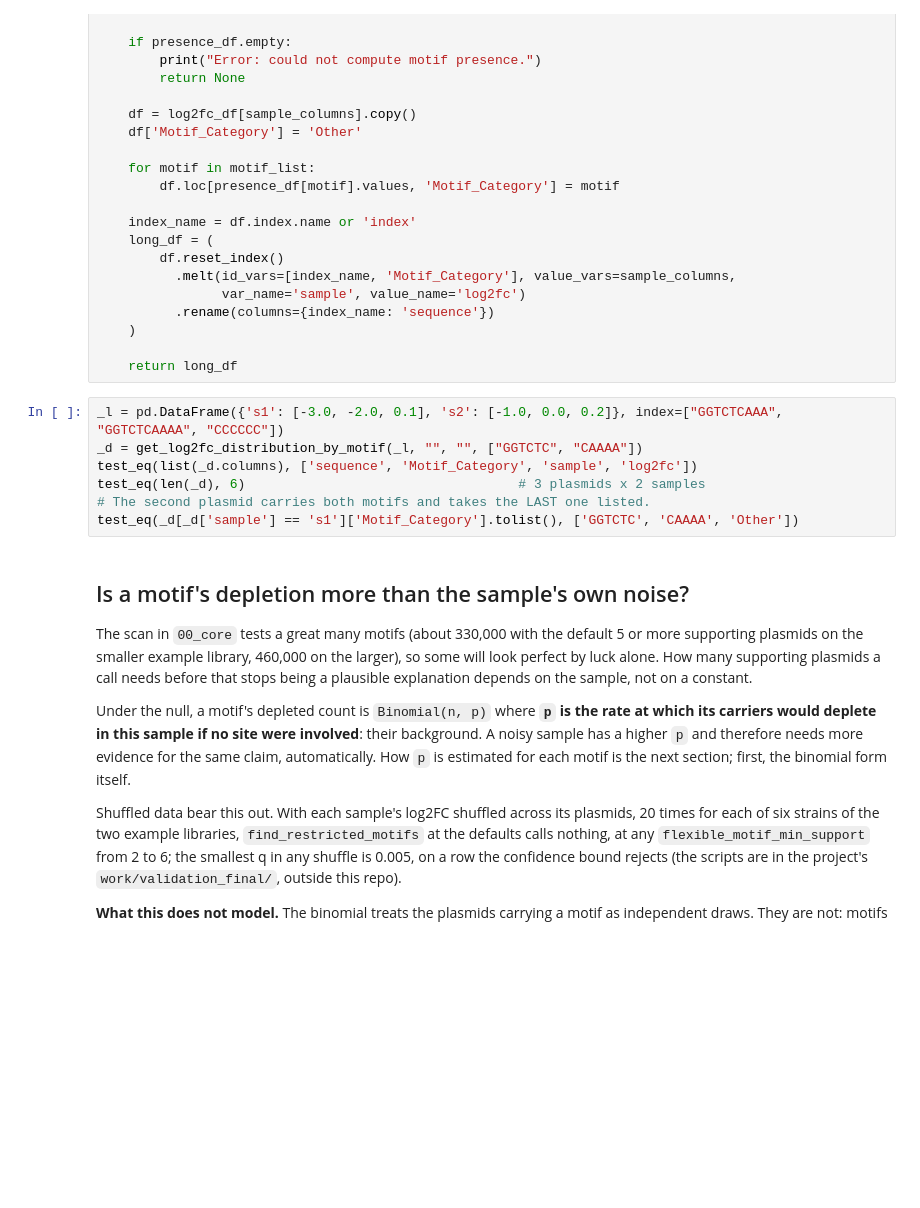
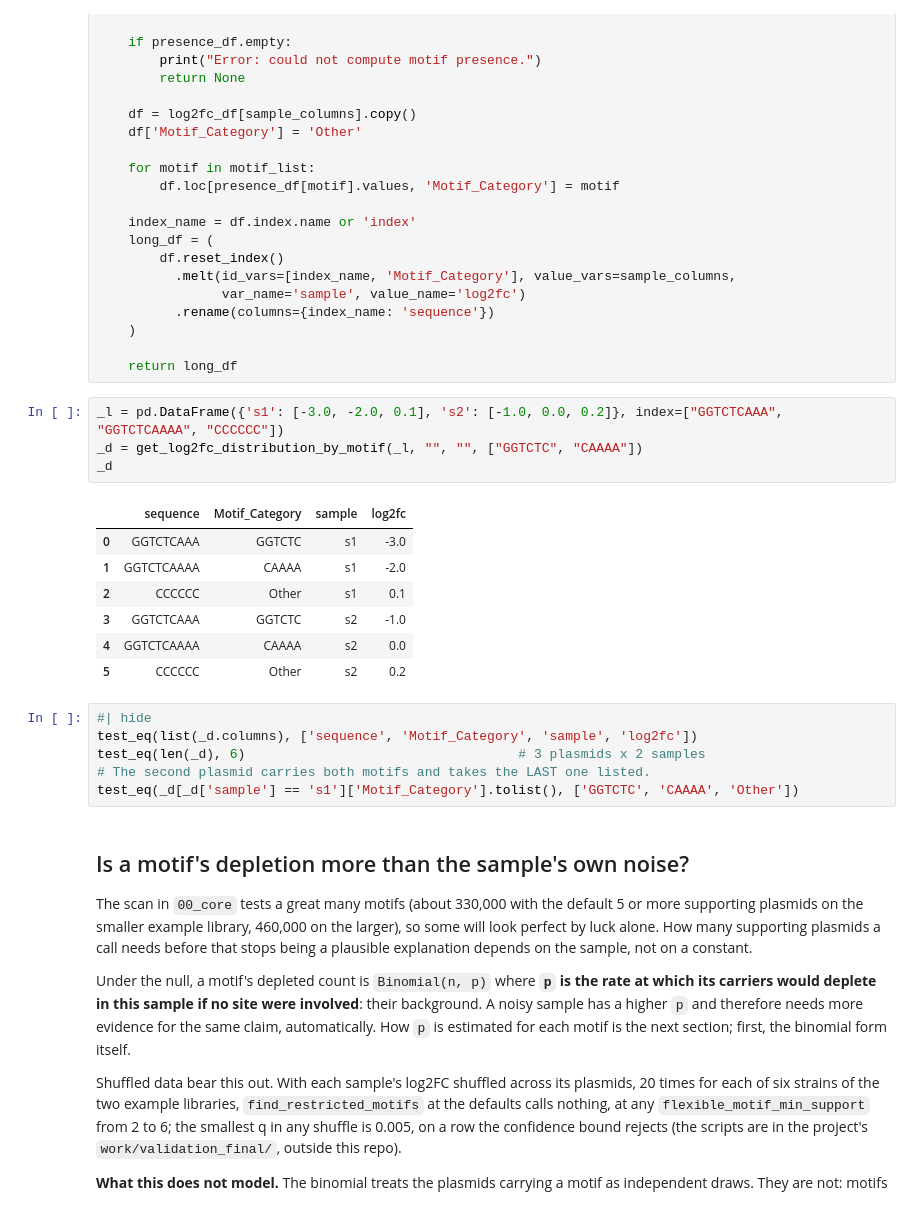
Before and after one commit to dbikard/randseq, a Jupyter notebook: nbs/01_utils.ipynb, the cells around one changed output. Cells and saved outputs as stored; diff of their text form; blank space fills up the shorter version.

```diff
--- a/nbs/01_utils.ipynb
+++ b/nbs/01_utils.ipynb
@@ -778,10 +847,21 @@ def get_log2fc_distribution_by_motif(log2fc_df, left_context, right_context, mot
 # %%
 _l = pd.DataFrame({'s1': [-3.0, -2.0, 0.1], 's2': [-1.0, 0.0, 0.2]}, index=["GGTCTCAAA", "GGTCTCAAAA", "CCCCCC"])
 _d = get_log2fc_distribution_by_motif(_l, "", "", ["GGTCTC", "CAAAA"])
-test_eq(list(_d.columns), ['sequence', 'Motif_Category', 'sample', 'log2fc'])
-test_eq(len(_d), 6)                                   # 3 plasmids x 2 samples
-# The second plasmid carries both motifs and takes the LAST one listed.
-test_eq(_d[_d['sample'] == 's1']['Motif_Category'].tolist(), ['GGTCTC', 'CAAAA', 'Other'])
+_d
+# %% [output]
+|  | sequence | Motif_Category | sample | log2fc |
+| 0 | GGTCTCAAA | GGTCTC | s1 | -3.0 |
+| 1 | GGTCTCAAAA | CAAAA | s1 | -2.0 |
+| 2 | CCCCCC | Other | s1 | 0.1 |
+| 3 | GGTCTCAAA | GGTCTC | s2 | -1.0 |
+| 4 | GGTCTCAAAA | CAAAA | s2 | 0.0 |
+| 5 | CCCCCC | Other | s2 | 0.2 |
+# %%
+#| hide
+test_eq(list(_d.columns), ['sequence', 'Motif_Category', 'sample', 'log2fc'])
+test_eq(len(_d), 6)                                   # 3 plasmids x 2 samples
+# The second plasmid carries both motifs and takes the LAST one listed.
+test_eq(_d[_d['sample'] == 's1']['Motif_Category'].tolist(), ['GGTCTC', 'CAAAA', 'Other'])
 # %% [markdown]
 ## Is a motif's depletion more than the sample's own noise?
 
```
Also changed, not shown: parts of 32 cells of this notebook, 5 other files.
